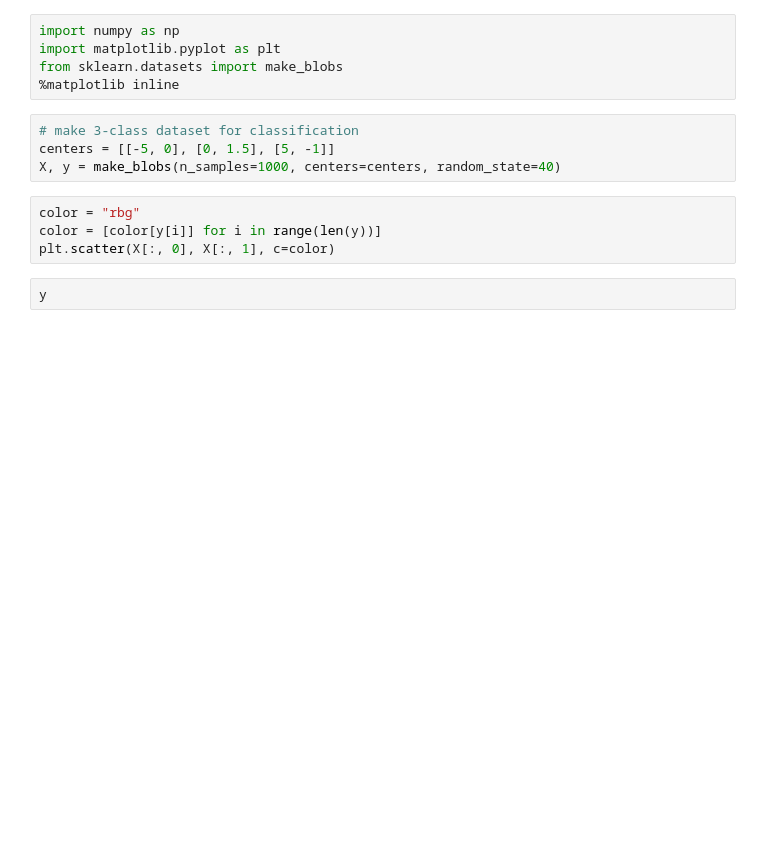
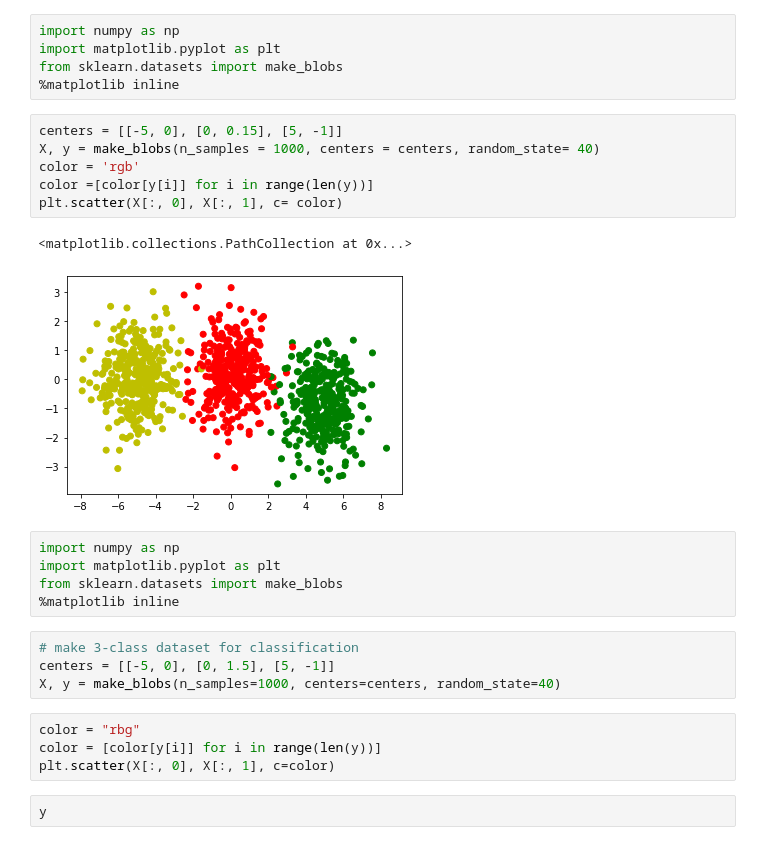
Before and after one commit to Bobson0101/course_3.0, a Jupyter notebook: 02_ML/part2/Chapter1/create_dataset_through_Scikit_Learn_Example.ipynb, the cells around one changed output. Drawn from its saved outputs; the diff is of its cells as text; blank space fills up the shorter version.

```diff
--- a/02_ML/part2/Chapter1/create_dataset_through_Scikit_Learn_Example.ipynb
+++ b/02_ML/part2/Chapter1/create_dataset_through_Scikit_Learn_Example.ipynb
@@ -1,5 +1,19 @@
 # %% [markdown]
 [![Open In Colab](https://colab.research.google.com/assets/colab-badge.svg)](https://colab.research.google.com/github/hodawang/course_3.0/blob/main/02_ML/part2/Chapter1/create_dataset_through_Scikit_Learn_Example.ipynb)
+# %%
+import numpy as np
+import matplotlib.pyplot as plt
+from sklearn.datasets import make_blobs
+%matplotlib inline
+# %%
+centers = [[-5, 0], [0, 0.15], [5, -1]]
+X, y = make_blobs(n_samples = 1000, centers = centers, random_state= 40)
+color = 'rgb'
+color =[color[y[i]] for i in range(len(y))]
+plt.scatter(X[:, 0], X[:, 1], c= color)
+# %% [output]
+<matplotlib.collections.PathCollection at 0x...>
+[figure, added]
 # %%
 import numpy as np
 import matplotlib.pyplot as plt
```
